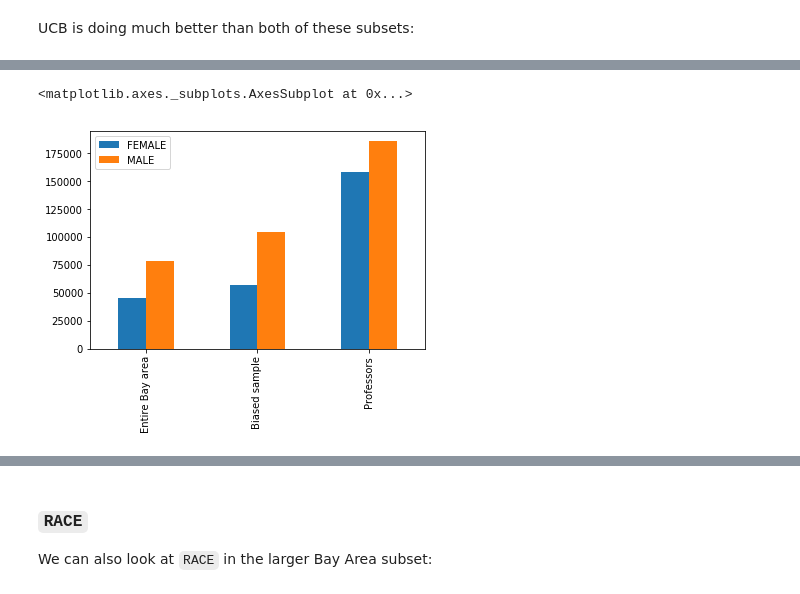
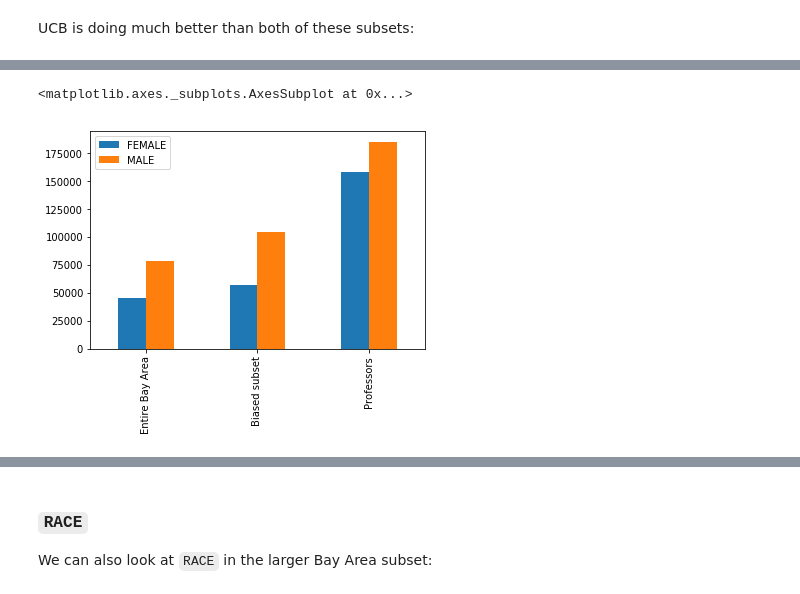
Before and after one commit to ds-modules/GWS-131, a Jupyter notebook: 02-Analysis.ipynb, the cells around one changed output, grey strips where cells are left out. Cells and saved outputs as stored; diff of their text form; code cells hidden in the pictures.

```diff
--- a/02-Analysis.ipynb
+++ b/02-Analysis.ipynb
@@ -516,14 +516,15 @@ The median 95% Confidence Interval for Black FEMALE is [ 32000.  60629.]
 
 So how does our tech-biased subset compare to the entire census subset of the Bay Area? First we'll do some quick processing to get out non-responses and relabel the Bay Area subset:
 # %%
-bay_area2 = bay_area.to_df().replace({"RACE": race_dict, "SEX": {1: "MALE", 2: "FEMALE"}})
-bay_area2 = bay_area2[bay_area2["INCTOT"] != 0]
-bay_area2 = bay_area2[bay_area2["INCTOT"] != 99999999]
+bay_area_sex = bay_area.to_df().replace({"RACE": race_dict, "SEX": {1: "MALE", 2: "FEMALE"}})
+bay_area_sex = bay_area_sex[bay_area_sex["INCTOT"] != 0]
+bay_area_sex = bay_area_sex[bay_area_sex["INCTOT"] != 99999999]
 # %% [markdown]
 We can then look at income by `SEX` and `RACE`. Let's start with `SEX`.
 
 ### `SEX`
 # %%
-bayarea_mean = bay_area2.groupby(['SEX'])['INCTOT'].mean()
-bayarea_mean.plot.bar()
+bay_area_mean_sex = bay_area_sex.groupby(['SEX'])['INCTOT'].mean()
+bay_area_mean_sex.plot.bar()
+bay_area_mean_sex
 # %% [output]
@@ -532,6 +536,7 @@ bayarea_mean.plot.bar()
 # %% [markdown]
 We'll recall that our biased subset had much higher means, but similar disparity:
 # %%
-withrace_mean = with_race.to_df().groupby(['SEX'])['INCTOT'].mean()
-withrace_mean.plot.bar()
+with_race_mean_sex = with_race.to_df().groupby(['SEX'])['INCTOT'].mean()
+with_race_mean_sex.plot.bar()
+with_race_mean_sex
 # %% [output]
@@ -540,6 +548,7 @@ withrace_mean.plot.bar()
 # %% [markdown]
 UCB is doing much better than both of these subsets:
 # %%
-professors_mean = professors.to_df().groupby(['Gender'])['Gross Pay'].mean()
-professors_mean.plot.bar()
+professors_mean_sex = professors.to_df().groupby(['Gender'])['Gross Pay'].mean()
+professors_mean_sex.plot.bar()
+professors_mean_sex
 # %% [output]
@@ -556,6 +562,6 @@ b.plot.bar()
 # %%
-b2 = pd.DataFrame([bayarea_mean, withrace_mean, professors_mean], ["Entire Bay area", "Biased sample", "Professors"])
-b2.plot.bar()
+b = pd.DataFrame([bay_area_mean_sex, with_race_mean_sex, professors_mean_sex], ["Entire Bay Area", "Biased subset", "Professors"])
+b.plot.bar()
 # %% [output]
 <matplotlib.axes._subplots.AxesSubplot at 0x...>
-[figure, old version]
+[figure, new version]
```
Also changed, not shown: parts of 26 cells of this notebook.
